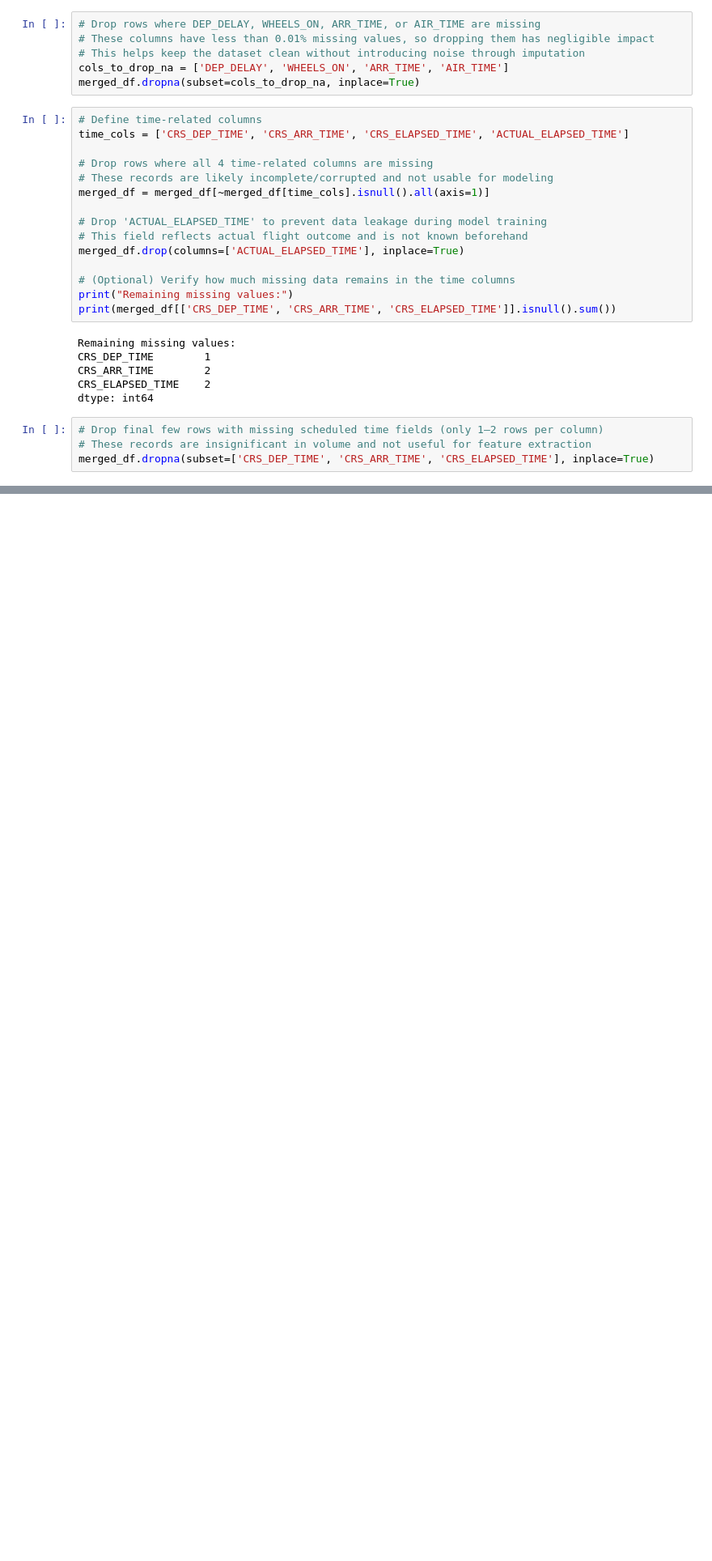
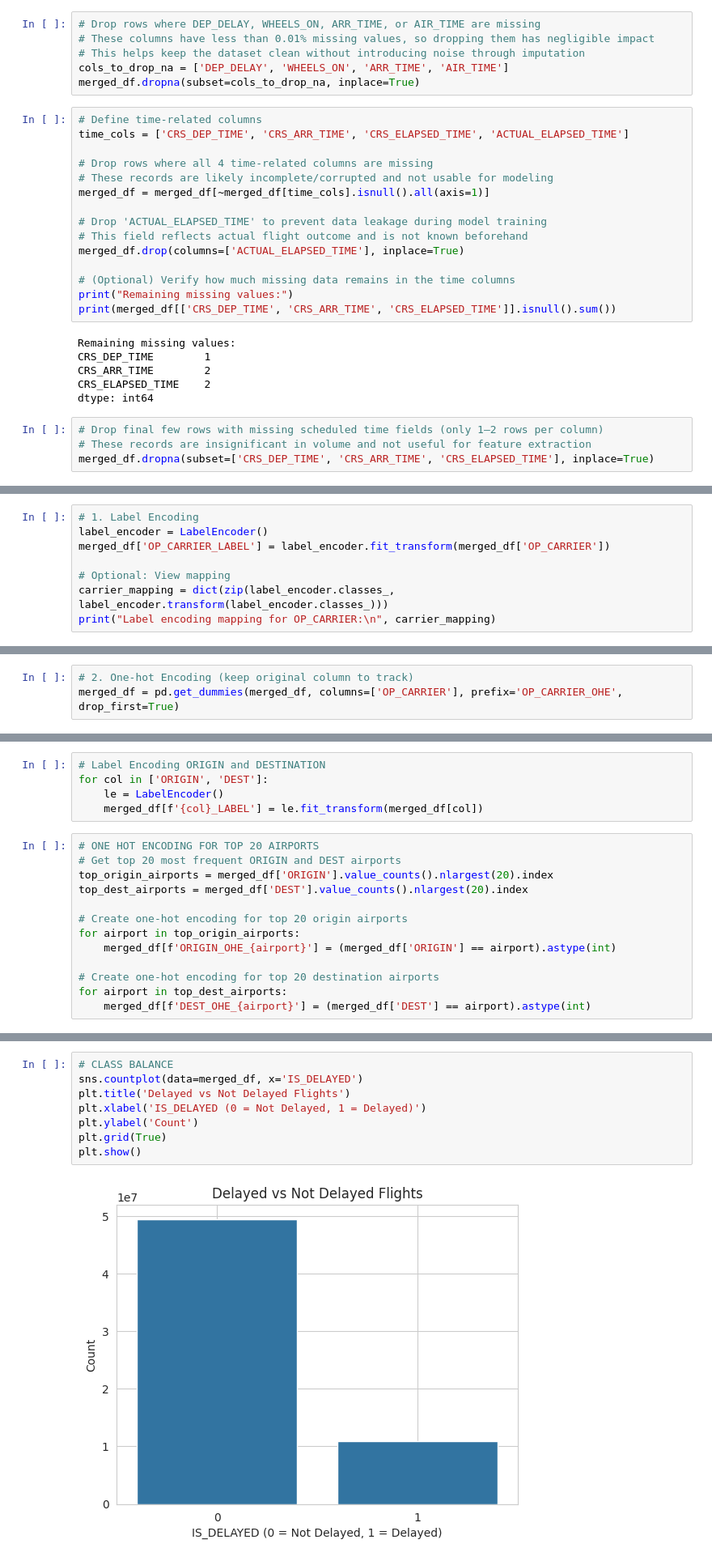
Before and after one commit to shloak17107/airline-delay-prediction, a Jupyter notebook: CMPE_257_Airline_Delays.ipynb, the cells around one changed output, grey strips where cells are left out. Shown at 81% size. Saved outputs shown, nothing was run; the diff lists cells and outputs as text; blank space fills up the shorter version.

Commit message:
Data cleaning and charts

```diff
--- a/CMPE_257_Airline_Delays.ipynb
+++ b/CMPE_257_Airline_Delays.ipynb
@@ -900,0 +964,8 @@ merged_df.dropna(subset=['CRS_DEP_TIME', 'CRS_ARR_TIME', 'CRS_ELAPSED_TIME'], in
+# %%
+# 1. Label Encoding
+label_encoder = LabelEncoder()
+merged_df['OP_CARRIER_LABEL'] = label_encoder.fit_transform(merged_df['OP_CARRIER'])
+
+# Optional: View mapping
+carrier_mapping = dict(zip(label_encoder.classes_, label_encoder.transform(label_encoder.classes_)))
+print("Label encoding mapping for OP_CARRIER:\n", carrier_mapping)
@@ -900,0 +975,3 @@ merged_df.dropna(subset=['CRS_DEP_TIME', 'CRS_ARR_TIME', 'CRS_ELAPSED_TIME'], in
+# %%
+# 2. One-hot Encoding (keep original column to track)
+merged_df = pd.get_dummies(merged_df, columns=['OP_CARRIER'], prefix='OP_CARRIER_OHE', drop_first=True)
@@ -900,0 +998,18 @@ merged_df.dropna(subset=['CRS_DEP_TIME', 'CRS_ARR_TIME', 'CRS_ELAPSED_TIME'], in
+# %%
+# Label Encoding ORIGIN and DESTINATION
+for col in ['ORIGIN', 'DEST']:
+    le = LabelEncoder()
+    merged_df[f'{col}_LABEL'] = le.fit_transform(merged_df[col])
+# %%
+# ONE HOT ENCODING FOR TOP 20 AIRPORTS
+# Get top 20 most frequent ORIGIN and DEST airports
+top_origin_airports = merged_df['ORIGIN'].value_counts().nlargest(20).index
+top_dest_airports = merged_df['DEST'].value_counts().nlargest(20).index
+
+# Create one-hot encoding for top 20 origin airports
+for airport in top_origin_airports:
+    merged_df[f'ORIGIN_OHE_{airport}'] = (merged_df['ORIGIN'] == airport).astype(int)
+
+# Create one-hot encoding for top 20 destination airports
+for airport in top_dest_airports:
+    merged_df[f'DEST_OHE_{airport}'] = (merged_df['DEST'] == airport).astype(int)
@@ -900,0 +1036,10 @@ merged_df.dropna(subset=['CRS_DEP_TIME', 'CRS_ARR_TIME', 'CRS_ELAPSED_TIME'], in
+# %%
+# CLASS BALANCE
+sns.countplot(data=merged_df, x='IS_DELAYED')
+plt.title('Delayed vs Not Delayed Flights')
+plt.xlabel('IS_DELAYED (0 = Not Delayed, 1 = Delayed)')
+plt.ylabel('Count')
+plt.grid(True)
+plt.show()
+# %% [output]
+[figure, added]
```
Also changed, not shown: parts of 12 cells of this notebook.
